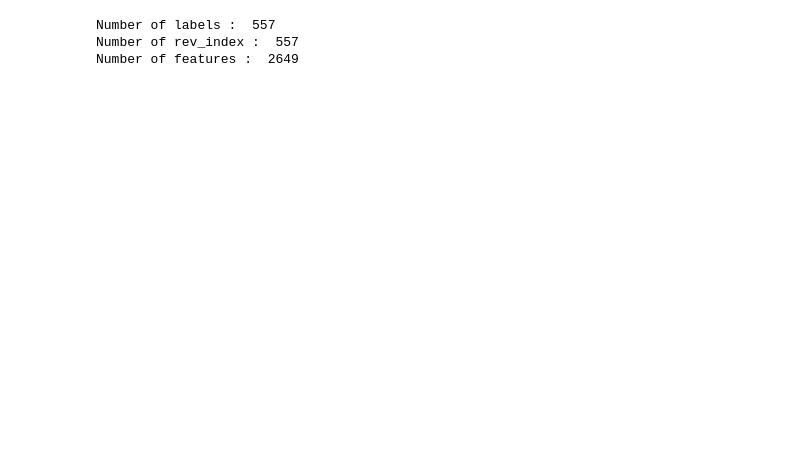
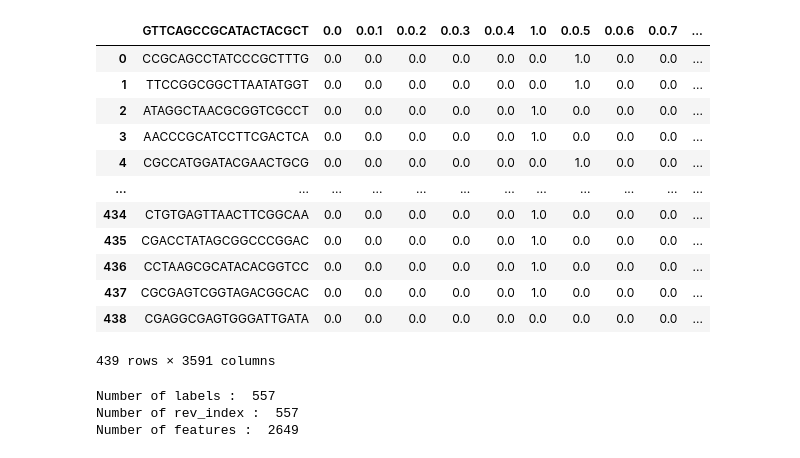
Before and after one commit to brmprnk/lindel423, a Jupyter notebook: data_read.ipynb, the cells around one changed output. Drawn from its saved outputs; the diff is of its cells as text; code cells hidden in the pictures; blank space fills up the shorter version.

Commit message:
Add script to play around with data

```diff
--- a/data_read.ipynb
+++ b/data_read.ipynb
@@ -8,9 +8,10 @@ import pickle as pkl
 
 label, rev_index, features = pkl.load(open('./data/feature_index_all.pkl','rb'))
 Lindel_training = pd.read_csv("./data/Lindel_training.txt", sep='\t')
+Lindel_test = pd.read_csv("./data/Lindel_test.txt", sep='\t')
+
 
 # # column descriptions
 # Lindel_training.iloc[0] # guide sequences
 # Lindel_training.iloc[1:3034] # 3033 binary features [2649 MH binary features + 384 one hot encoded features]
 # Lindel_training.iloc[3034:] # 557 observed outcome frequencies
-Lindel_training
@@ -31,3 +34,19 @@ Lindel_training
+# %%
+Lindel_test
+# %% [output]
+|  | GTTCAGCCGCATACTACGCT | 0.0 | 0.0.1 | 0.0.2 | 0.0.3 | 0.0.4 | 1.0 | 0.0.5 | 0.0.6 | 0.0.7 | ... |
+| 0 | CCGCAGCCTATCCCGCTTTG | 0.0 | 0.0 | 0.0 | 0.0 | 0.0 | 0.0 | 1.0 | 0.0 | 0.0 | ... |
+| 1 | TTCCGGCGGCTTAATATGGT | 0.0 | 0.0 | 0.0 | 0.0 | 0.0 | 0.0 | 1.0 | 0.0 | 0.0 | ... |
+| 2 | ATAGGCTAACGCGGTCGCCT | 0.0 | 0.0 | 0.0 | 0.0 | 0.0 | 1.0 | 0.0 | 0.0 | 0.0 | ... |
+| 3 | AACCCGCATCCTTCGACTCA | 0.0 | 0.0 | 0.0 | 0.0 | 0.0 | 1.0 | 0.0 | 0.0 | 0.0 | ... |
+| 4 | CGCCATGGATACGAACTGCG | 0.0 | 0.0 | 0.0 | 0.0 | 0.0 | 0.0 | 1.0 | 0.0 | 0.0 | ... |
+| ... | ... | ... | ... | ... | ... | ... | ... | ... | ... | ... | ... |
+| 434 | CTGTGAGTTAACTTCGGCAA | 0.0 | 0.0 | 0.0 | 0.0 | 0.0 | 1.0 | 0.0 | 0.0 | 0.0 | ... |
+| 435 | CGACCTATAGCGGCCCGGAC | 0.0 | 0.0 | 0.0 | 0.0 | 0.0 | 1.0 | 0.0 | 0.0 | 0.0 | ... |
+| 436 | CCTAAGCGCATACACGGTCC | 0.0 | 0.0 | 0.0 | 0.0 | 0.0 | 1.0 | 0.0 | 0.0 | 0.0 | ... |
+| 437 | CGCGAGTCGGTAGACGGCAC | 0.0 | 0.0 | 0.0 | 0.0 | 0.0 | 1.0 | 0.0 | 0.0 | 0.0 | ... |
+| 438 | CGAGGCGAGTGGGATTGATA | 0.0 | 0.0 | 0.0 | 0.0 | 0.0 | 0.0 | 0.0 | 0.0 | 0.0 | ... |
+439 rows × 3591 columns
 # %%
 print("Number of labels : ", len(label.keys()))
 print("Number of rev_index : ", len(rev_index.keys()))
```
Also changed, not shown: parts of 7 cells of this notebook, 2 other files.
